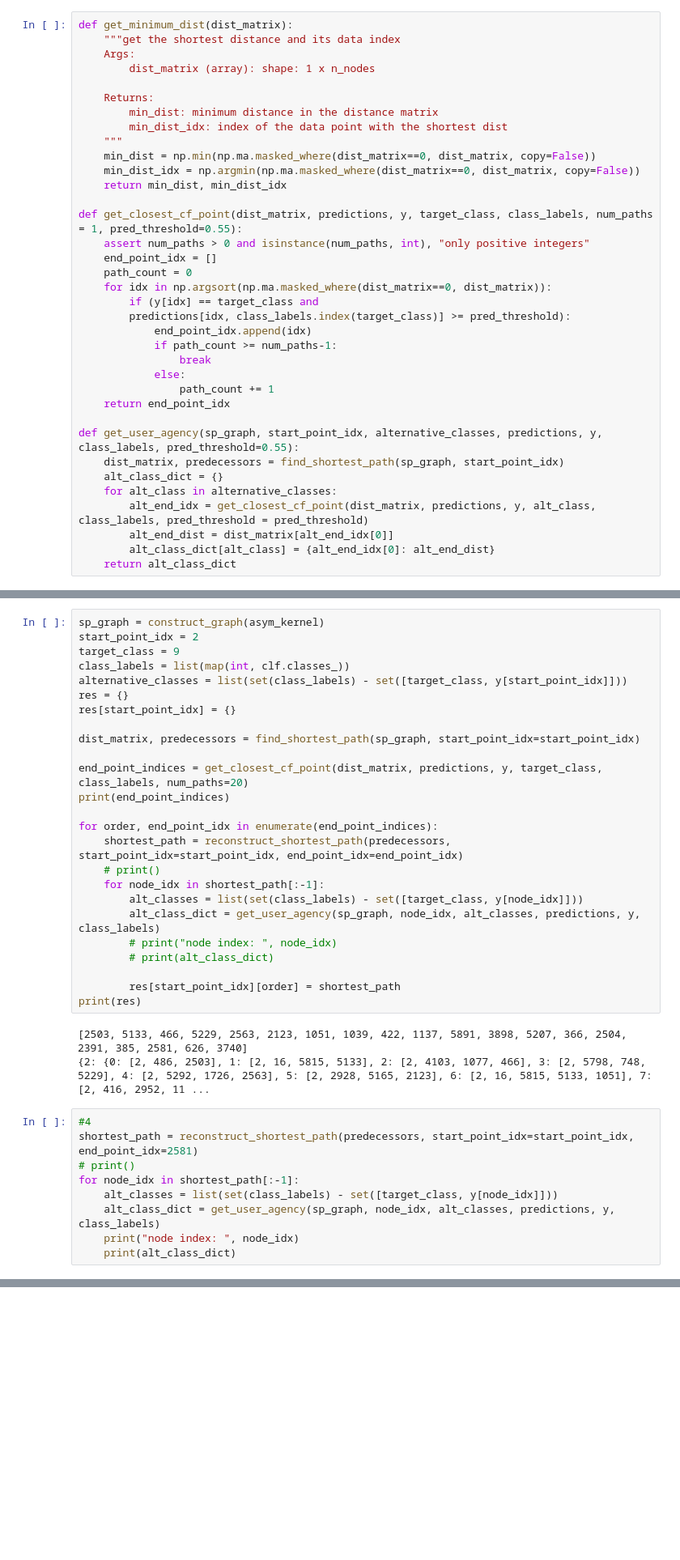
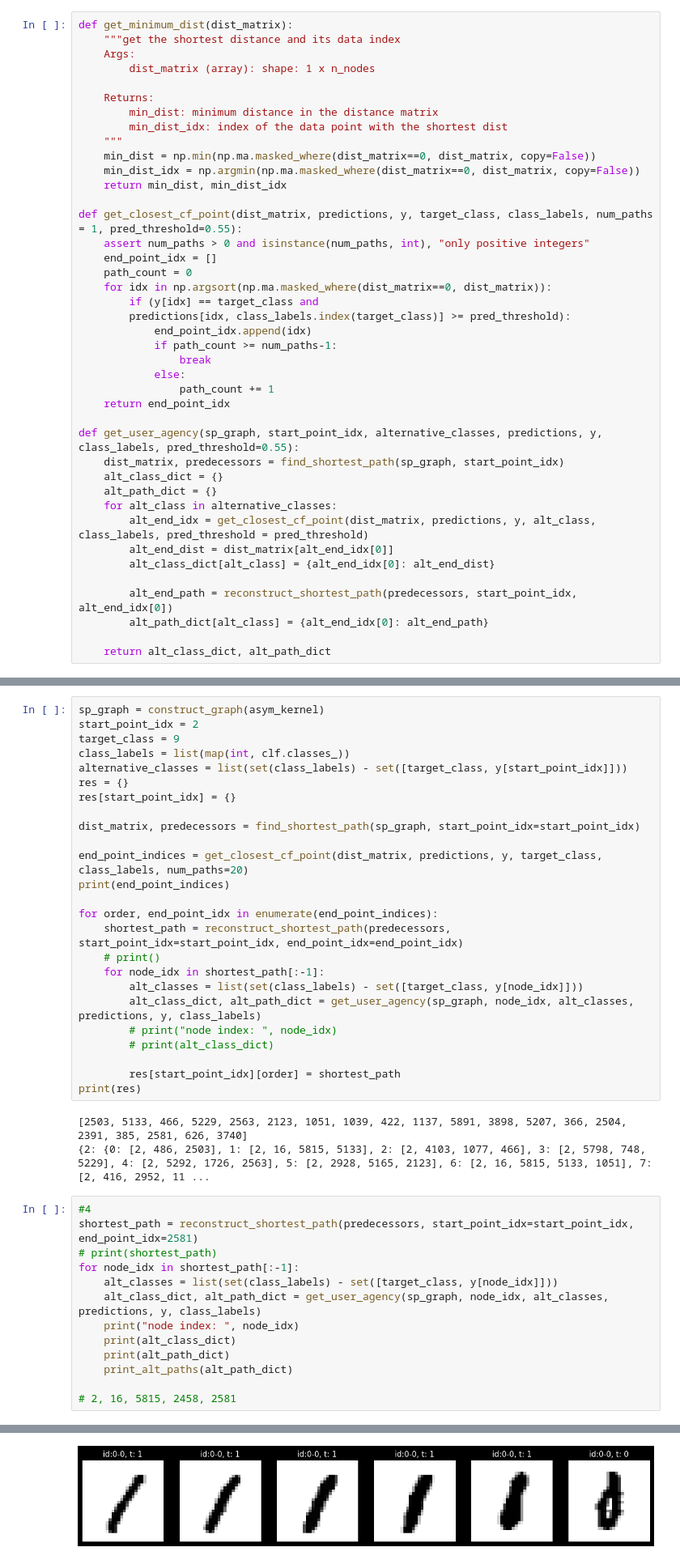
Before and after one commit to xuanxuanxuan-git/facelift, a Jupyter notebook: mnist_example.ipynb, the cells around one changed output, grey strips where cells are left out. Shown: that part at 81% size. Cells and saved outputs as stored; diff of their text form; blank space fills up the shorter version.

```diff
--- a/mnist_example.ipynb
+++ b/mnist_example.ipynb
@@ -277,11 +277,16 @@ def get_closest_cf_point(dist_matrix, predictions, y, target_class, class_labels
 def get_user_agency(sp_graph, start_point_idx, alternative_classes, predictions, y, class_labels, pred_threshold=0.55):
     dist_matrix, predecessors = find_shortest_path(sp_graph, start_point_idx)
     alt_class_dict = {}
+    alt_path_dict = {}
     for alt_class in alternative_classes:
         alt_end_idx = get_closest_cf_point(dist_matrix, predictions, y, alt_class, class_labels, pred_threshold = pred_threshold)
         alt_end_dist = dist_matrix[alt_end_idx[0]]
         alt_class_dict[alt_class] = {alt_end_idx[0]: alt_end_dist}
-    return alt_class_dict
+
+        alt_end_path = reconstruct_shortest_path(predecessors, start_point_idx, alt_end_idx[0])
+        alt_path_dict[alt_class] = {alt_end_idx[0]: alt_end_path}
+
+    return alt_class_dict, alt_path_dict
 # %%
 def get_all_paths_agency():
     pass
@@ -324,7 +313,7 @@ for order, end_point_idx in enumerate(end_point_indices):
     # print()
     for node_idx in shortest_path[:-1]:
         alt_classes = list(set(class_labels) - set([target_class, y[node_idx]]))
-        alt_class_dict = get_user_agency(sp_graph, node_idx, alt_classes, predictions, y, class_labels)
+        alt_class_dict, alt_path_dict = get_user_agency(sp_graph, node_idx, alt_classes, predictions, y, class_labels)
         # print("node index: ", node_idx)
         # print(alt_class_dict)
 
@@ -336,12 +325,16 @@ print(res)
 # %%
 #4
 shortest_path = reconstruct_shortest_path(predecessors, start_point_idx=start_point_idx, end_point_idx=2581)
-# print()
+# print(shortest_path)
 for node_idx in shortest_path[:-1]:
     alt_classes = list(set(class_labels) - set([target_class, y[node_idx]]))
-    alt_class_dict = get_user_agency(sp_graph, node_idx, alt_classes, predictions, y, class_labels)
+    alt_class_dict, alt_path_dict = get_user_agency(sp_graph, node_idx, alt_classes, predictions, y, class_labels)
     print("node index: ", node_idx)
     print(alt_class_dict)
+    print(alt_path_dict)
+    print_alt_paths(alt_path_dict)
+
+# 2, 16, 5815, 2458, 2581
 # %% [output]
 node index:  2
 {0: {1088: 153.36609466742624}, 2: {6034: 68.99109024824892}, 4: {44: 61.24142130574533}, 7: {4364: 57.38998932973475}, 8: {6772: 73.14110766884947}}
@@ -353,0 +351 @@ node index:  2458
+[figure, added]
```
Also changed, not shown: parts of 9 cells of this notebook, 2 other files.
